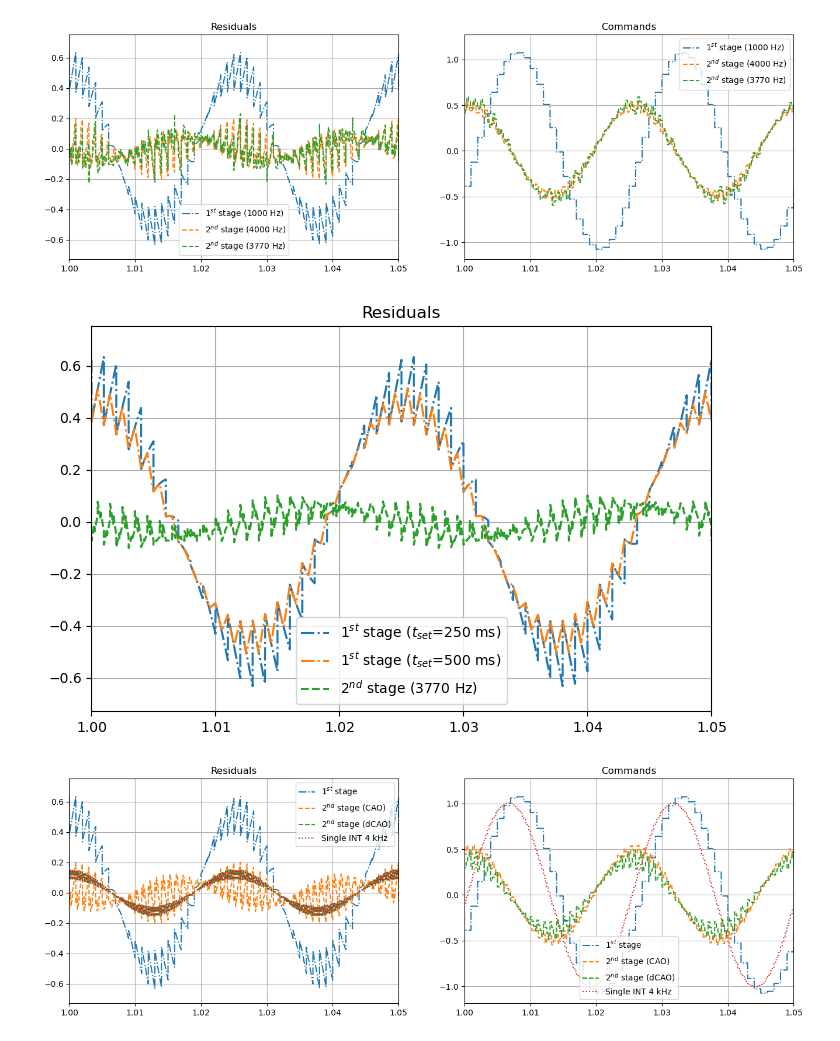
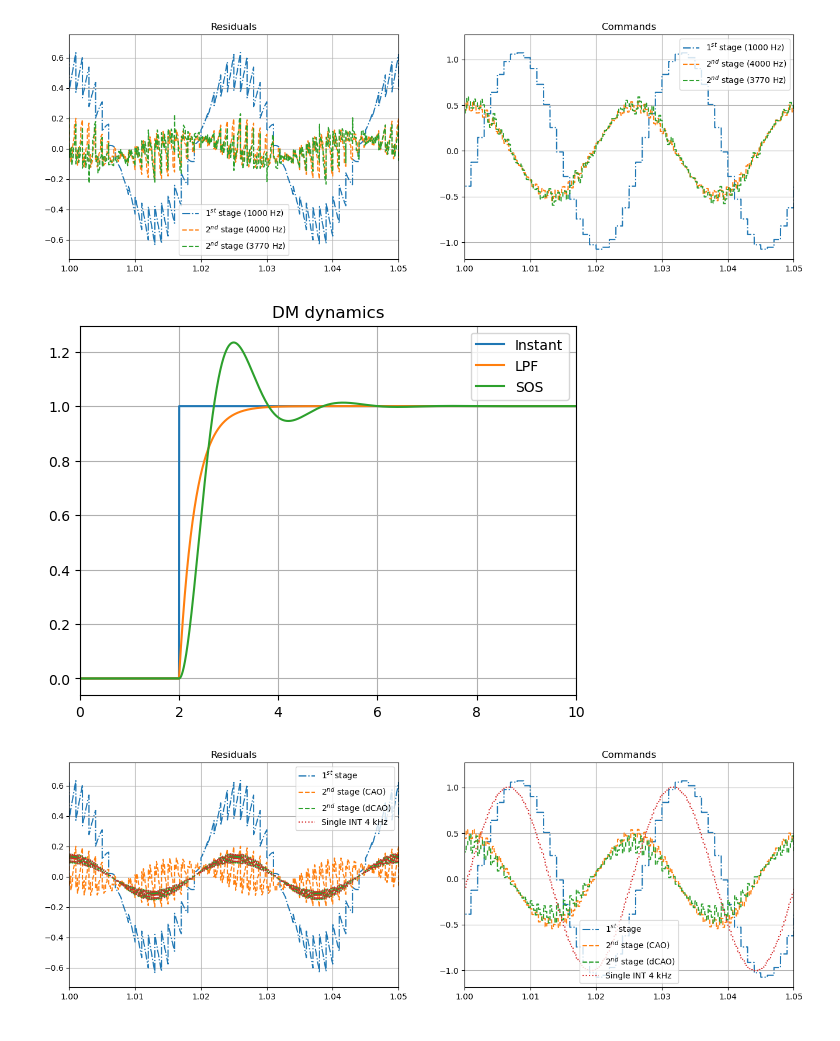
Before and after one commit to ArcetriAdaptiveOptics/ekarus, a Jupyter notebook: ekarus/notebooks/carolineEffect.ipynb, the cells around one changed output. Cells and saved outputs as stored; diff of their text form; code cells hidden in the pictures.

```diff
--- a/ekarus/notebooks/carolineEffect.ipynb
+++ b/ekarus/notebooks/carolineEffect.ipynb
@@ -139,0 +144,10 @@ def add_settling_time(cmdvec,cmd_steps:int,set_steps:int):
+# %%
+def lowpass_filter(cmdvec, cmd_freq: float, lpf_cutoff: float):
+    cmd = np.asarray(cmdvec, dtype=float)
+    dt = 1.0 / float(cmd_freq)
+    alpha = 1.0 - np.exp(-2.0 * np.pi * float(lpf_cutoff) * dt)
+    lpf_cmd = np.empty_like(cmd)
+    lpf_cmd[0] = cmd[0]
+    for i in range(1, cmd.size):
+        lpf_cmd[i] = lpf_cmd[i - 1] + alpha * (cmd[i] - lpf_cmd[i - 1])
+    return lpf_cmd
@@ -185,19 +249,3 @@ plt.grid()
 # %% [output]
 1000 250 265
 [figure]
-# %%
-cmd1ps = add_settling_time(cmd1,cmd_steps=int(fs/f1),set_steps=int(fs/f1/2))
-
-out1ps = sinus-cmd1ps
-out2ps,cmd2ps = single_integrator(sinus-cmd1ps, f2/fs, gain=gg, delay=dd)
-
-plt.figure(figsize=(8,5))
-plt.plot(tvec,out1,'-.',label=r'$1^{st}$ stage ($t_{set}$=250 ms)')
-plt.plot(tvec,out1ps,'-.',label=r'$1^{st}$ stage ($t_{set}$=500 ms)')
-plt.plot(tvec,out2ps,'--',label=r'$2^{nd}$ stage '+f'({f2bis:1.0f} Hz)')
-plt.title('Residuals')
-plt.xlim([1,1+2/freq_in])
-plt.legend(loc='lower center')
-plt.grid()
-# %% [output]
-[figure, removed]
@@ -204,3 +263,22 @@ plt.grid()
+# %%
+step = np.zeros(int(1e+4))
+step[int(2e+3):] = 1
+
+step_tvec = np.arange(len(step))*1/fs*1e+3
+
+lpf = lowpass_filter(step,cmd_freq=fs,lpf_cutoff=f1/2)
+sos = sos_filter(step, cmd_freq=fs, zeta=0.42, omega=f1/2*2*np.pi)
+
+plt.figure()
+plt.plot(step_tvec,step,label='Instant')
+plt.plot(step_tvec,lpf,label='LPF')
+plt.plot(step_tvec,sos,label='SOS')
+plt.title('DM dynamics')
+plt.legend()
+plt.xlim([0,10])
+plt.grid()
+# %% [output]
+[figure, added]
 # %%
 # Single integrator: 4 kHz
 out2s,cmd2s = single_integrator(sinus, f2/fs, gain=gg, delay=dd)
```
Also changed, not shown: parts of 9 cells of this notebook, 7 other files.
